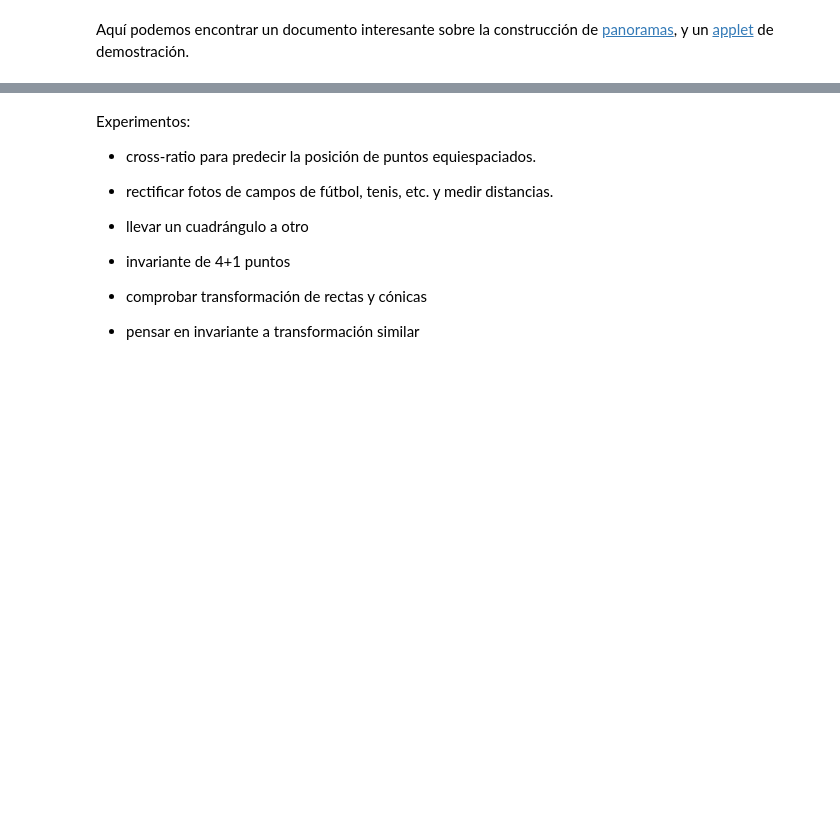
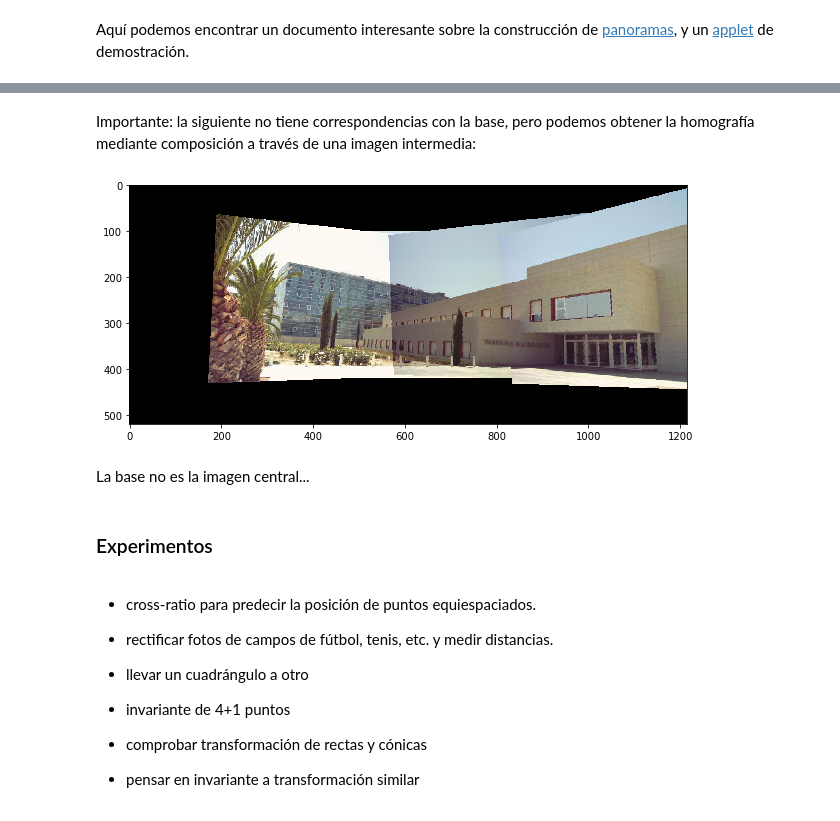
Before and after one commit to albertoruiz/umucv, a Jupyter notebook: notebooks/transf2D.ipynb, the cells around one changed output, grey strips where cells are left out. Drawn from its saved outputs; the diff is of its cells as text; code cells hidden in the pictures; blank space fills up the shorter version.

```diff
--- a/notebooks/transf2D.ipynb
+++ b/notebooks/transf2D.ipynb
@@ -577,6 +677,17 @@ Aquí podemos encontrar un documento interesante sobre la construcción de [pano
+# %% [markdown]
+Importante: la siguiente no tiene correspondencias con la base, pero podemos obtener la homografía mediante composición a través de una imagen intermedia:
+# %%
+_,H70 = match(pano[7],pano[0])
+cv.warpPerspective(pano[0],T@H67@H70,sz, base, 0, cv.BORDER_TRANSPARENT)
+fig(10,6)
+plt.imshow(base);
+# %% [output]
+[figure, added]
+# %% [markdown]
+La base no es la imagen central...
+# %% [markdown]
+### Experimentos
 # %% [markdown]
-Experimentos:
-
 - cross-ratio para predecir la posición de puntos equiespaciados.
 
 - rectificar fotos de campos de fútbol, tenis, etc. y medir distancias.
```
Also changed, not shown: parts of 12 cells of this notebook, 2 other files.
